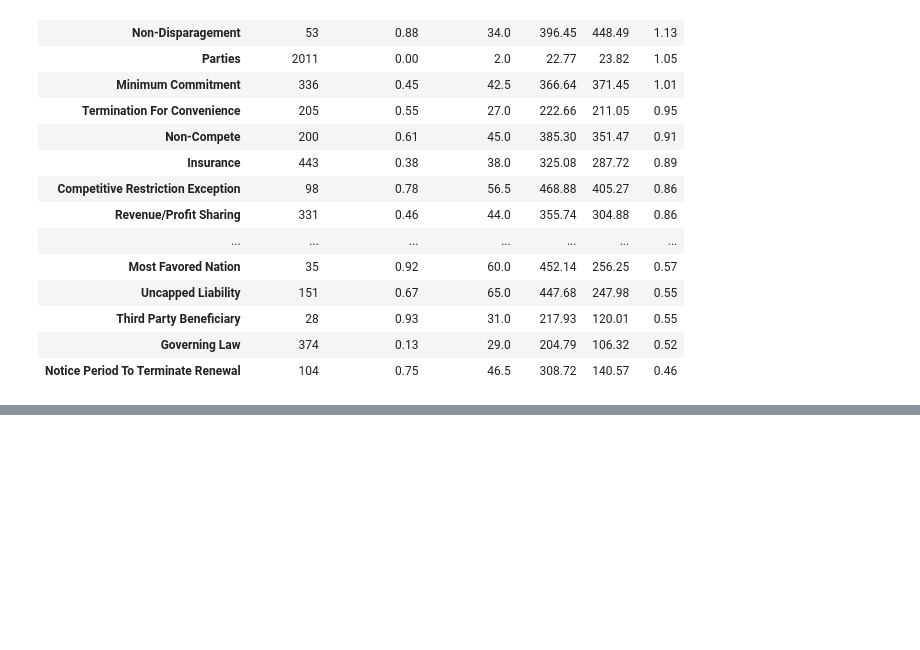
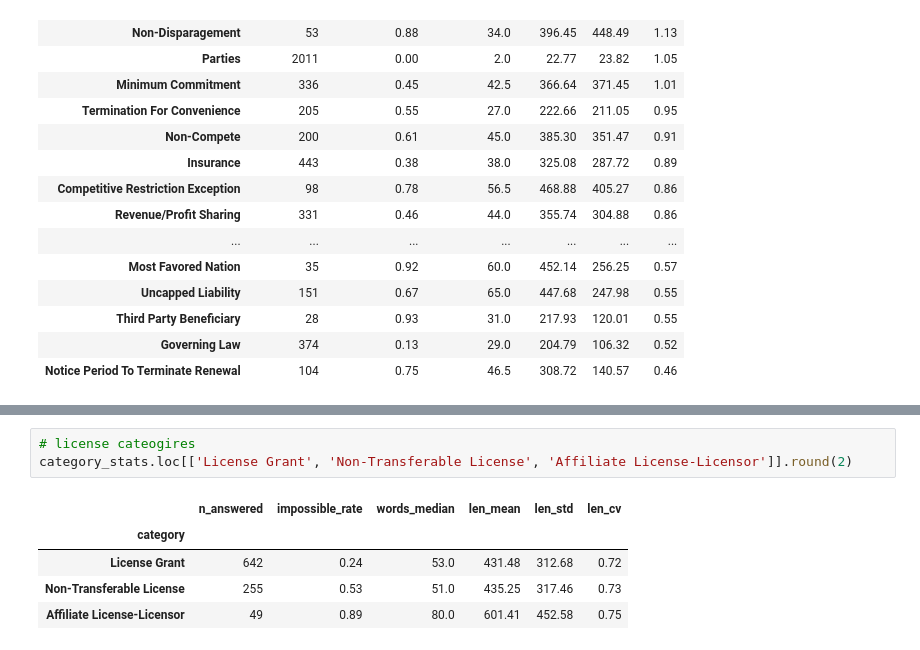
Before and after one commit to Break-Through-Tech/Accenture-1D-contract-review-challenge, a Jupyter notebook: 01_EDA.ipynb, the cells around one changed output, grey strips where cells are left out. Cells and saved outputs as stored; diff of their text form; blank space fills up the shorter version.

```diff
--- a/01_EDA.ipynb
+++ b/01_EDA.ipynb
@@ -392 +415,10 @@ category_stats.sort_values('len_cv', ascending=False).round(2)
+# %%
+# license cateogires
+category_stats.loc[['License Grant', 'Non-Transferable License', 'Affiliate License-Licensor']].round(2)
+# %% [output]
+|  | n_answered | impossible_rate | words_median | len_mean | len_std | len_cv |
+| category |  |  |  |  |  |  |
+| License Grant | 642 | 0.24 | 53.0 | 431.48 | 312.68 | 0.72 |
+| Non-Transferable License | 255 | 0.53 | 51.0 | 435.25 | 317.46 | 0.73 |
+| Affiliate License-Licensor | 49 | 0.89 | 80.0 | 601.41 | 452.58 | 0.75 |
 # %% [markdown]
```
Also changed, not shown: parts of 8 cells of this notebook.
